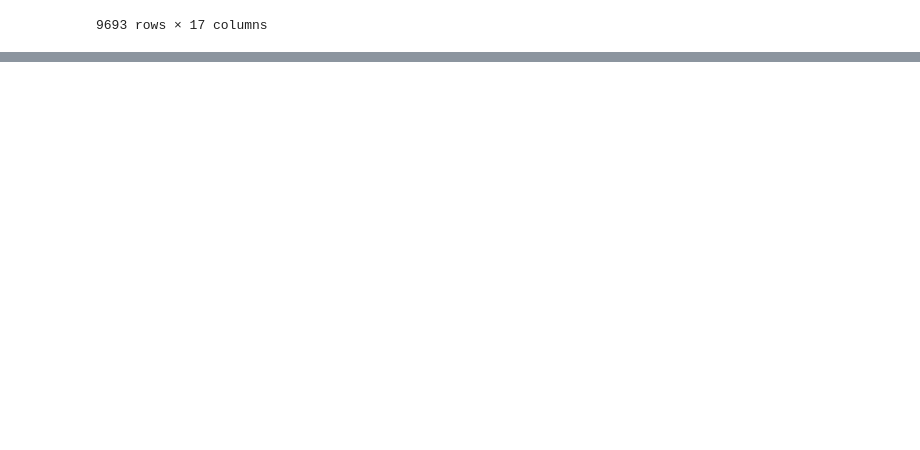
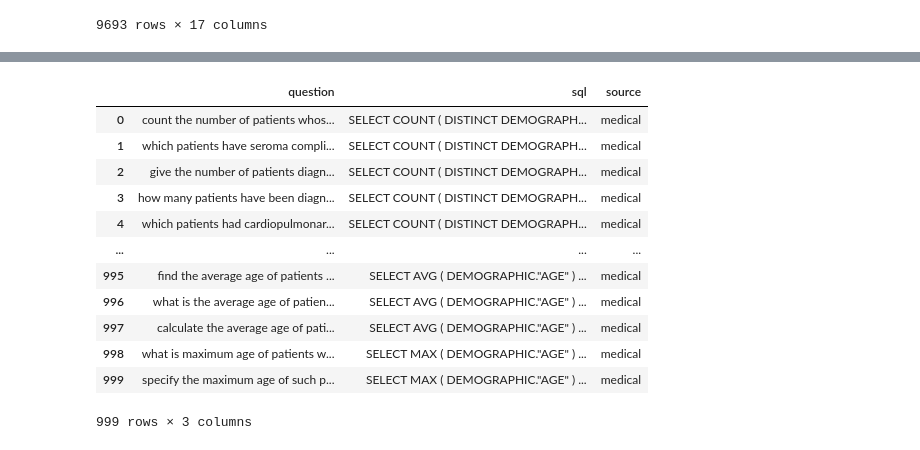
Before and after one commit to anahitxachatryan/textToSql, a Jupyter notebook: EDA/EDA.ipynb, the cells around one changed output, grey strips where cells are left out. Drawn from its saved outputs; the diff is of its cells as text; code cells hidden in the pictures; blank space fills up the shorter version.

```diff
--- a/EDA/EDA.ipynb
+++ b/EDA/EDA.ipynb
@@ -562,0 +624,16 @@ final_spider
+# %%
+medical_df
+# %% [output]
+|  | question | sql | source |
+| 0 | count the number of patients whos... | SELECT COUNT ( DISTINCT DEMOGRAPH... | medical |
+| 1 | which patients have seroma compli... | SELECT COUNT ( DISTINCT DEMOGRAPH... | medical |
+| 2 | give the number of patients diagn... | SELECT COUNT ( DISTINCT DEMOGRAPH... | medical |
+| 3 | how many patients have been diagn... | SELECT COUNT ( DISTINCT DEMOGRAPH... | medical |
+| 4 | which patients had cardiopulmonar... | SELECT COUNT ( DISTINCT DEMOGRAPH... | medical |
+| ... | ... | ... | ... |
+| 995 | find the average age of patients ... | SELECT AVG ( DEMOGRAPHIC."AGE" ) ... | medical |
+| 996 | what is the average age of patien... | SELECT AVG ( DEMOGRAPHIC."AGE" ) ... | medical |
+| 997 | calculate the average age of pati... | SELECT AVG ( DEMOGRAPHIC."AGE" ) ... | medical |
+| 998 | what is maximum age of patients w... | SELECT MAX ( DEMOGRAPHIC."AGE" ) ... | medical |
+| 999 | specify the maximum age of such p... | SELECT MAX ( DEMOGRAPHIC."AGE" ) ... | medical |
+999 rows × 3 columns
```
Also changed, not shown: parts of 3 cells of this notebook, 20 other files.
